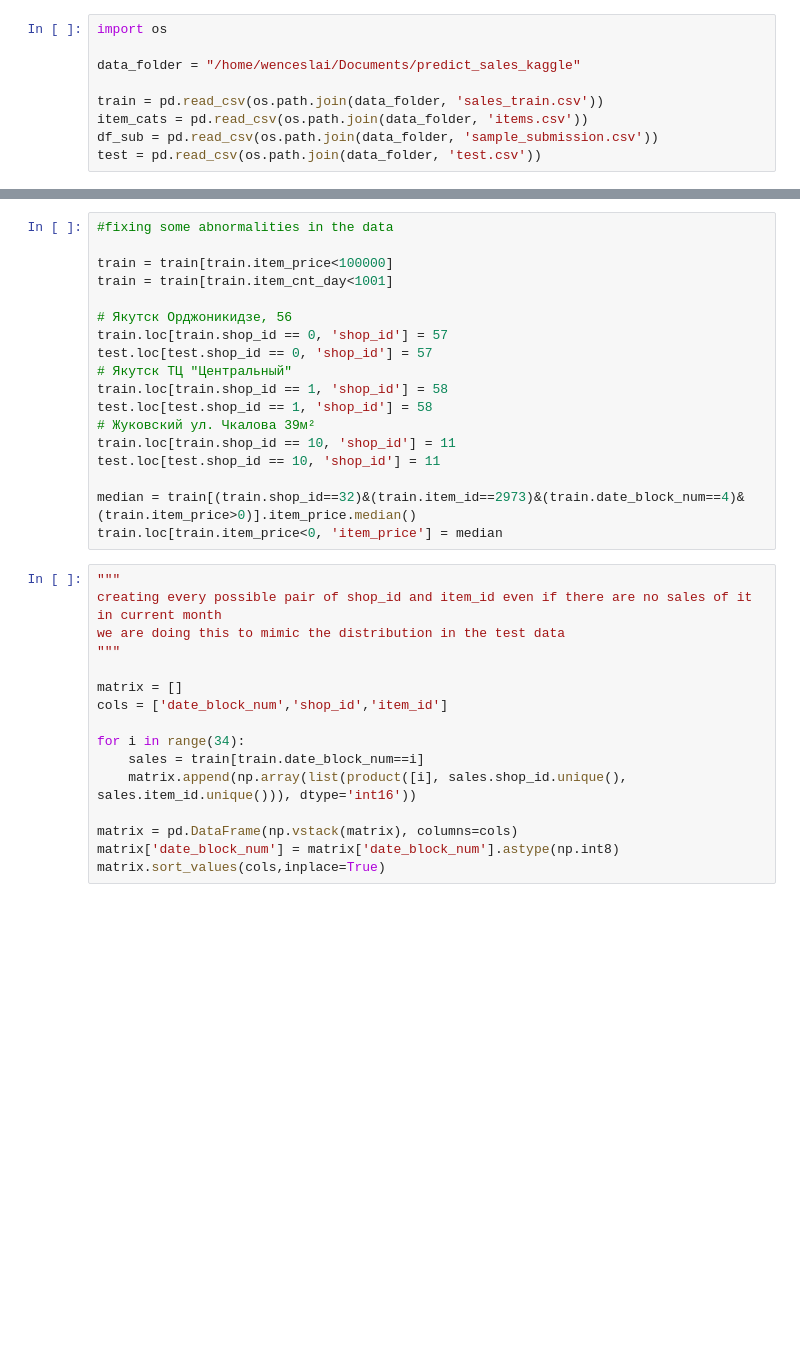
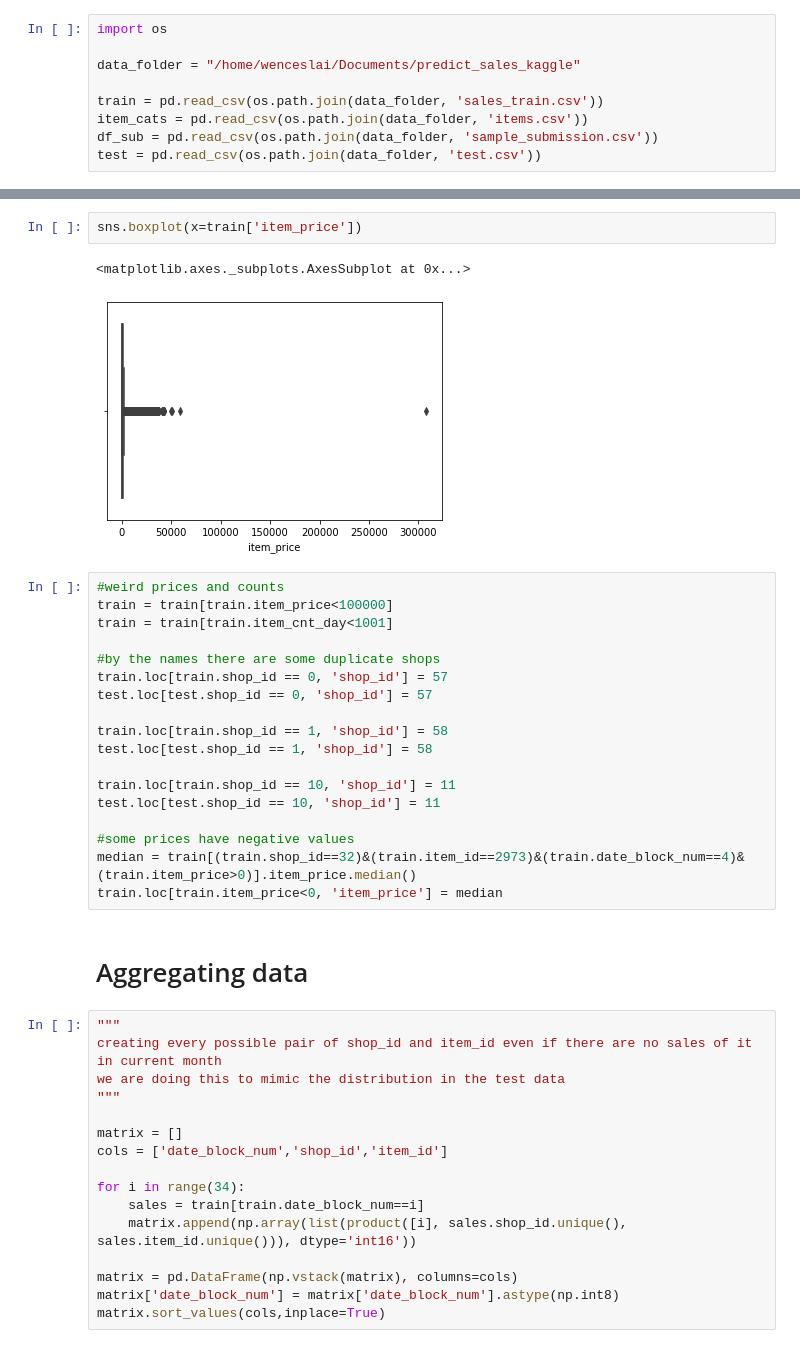
Before and after one commit to wenceslai/kaggle_competitions, a Jupyter notebook: predict_sales_finale.ipynb, the cells around one changed output, grey strips where cells are left out. Cells and saved outputs as stored; diff of their text form; blank space fills up the shorter version.

```diff
--- a/predict_sales_finale.ipynb
+++ b/predict_sales_finale.ipynb
@@ -30,21 +49,28 @@ test = pd.read_csv(os.path.join(data_folder, 'test.csv'))
+# %%
+sns.boxplot(x=train['item_price'])
+# %% [output]
+<matplotlib.axes._subplots.AxesSubplot at 0x...>
+[figure, added]
 # %%
-#fixing some abnormalities in the data
-
+#weird prices and counts
 train = train[train.item_price<100000]
 train = train[train.item_cnt_day<1001]
 
-# Якутск Орджоникидзе, 56
+#by the names there are some duplicate shops
 train.loc[train.shop_id == 0, 'shop_id'] = 57
 test.loc[test.shop_id == 0, 'shop_id'] = 57
-# Якутск ТЦ "Центральный"
+
 train.loc[train.shop_id == 1, 'shop_id'] = 58
 test.loc[test.shop_id == 1, 'shop_id'] = 58
-# Жуковский ул. Чкалова 39м²
+
 train.loc[train.shop_id == 10, 'shop_id'] = 11
 test.loc[test.shop_id == 10, 'shop_id'] = 11
 
+#some prices have negative values
 median = train[(train.shop_id==32)&(train.item_id==2973)&(train.date_block_num==4)&(train.item_price>0)].item_price.median()
 train.loc[train.item_price<0, 'item_price'] = median
+# %% [markdown]
+# Aggregating data
 # %%
 """
 creating every possible pair of shop_id and item_id even if there are no sales of it in current month
```
Also changed, not shown: parts of 26 cells of this notebook.
